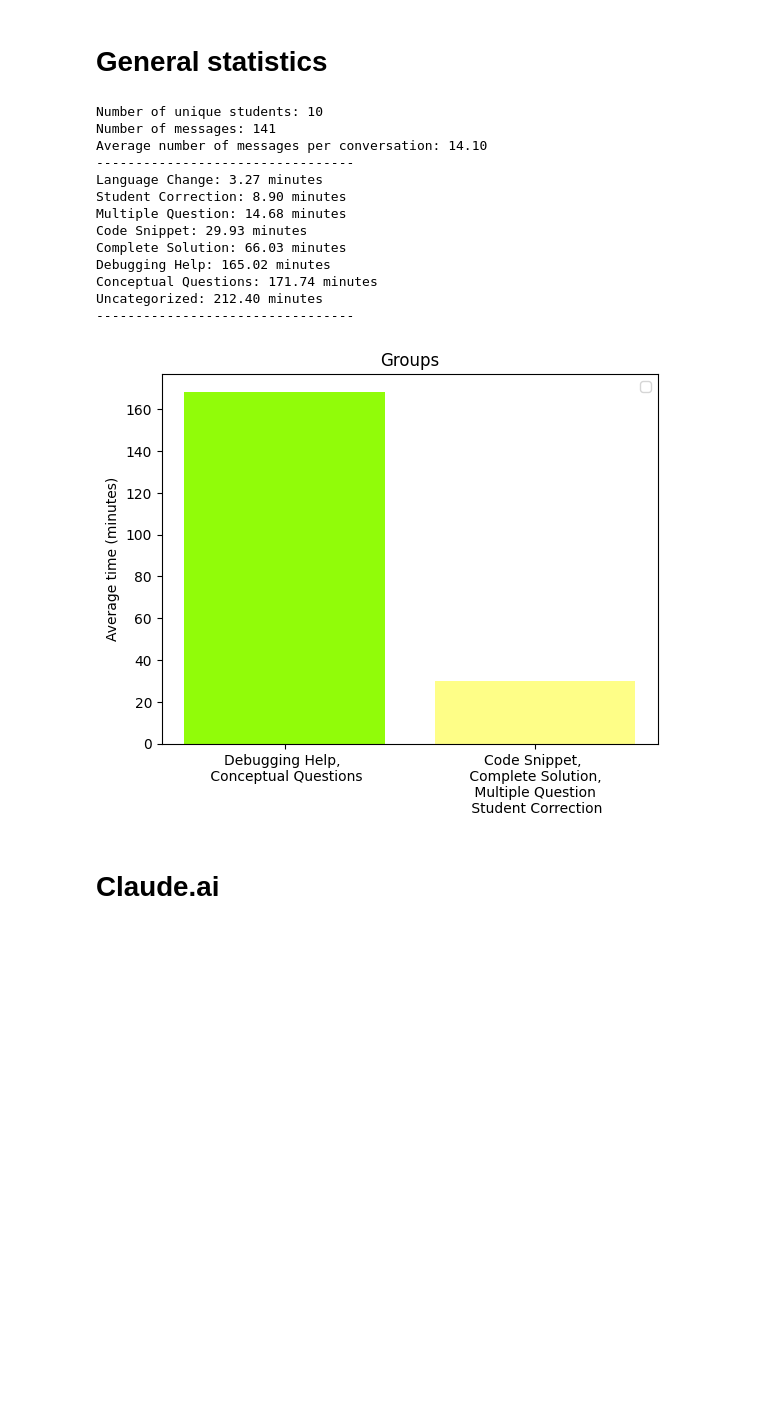
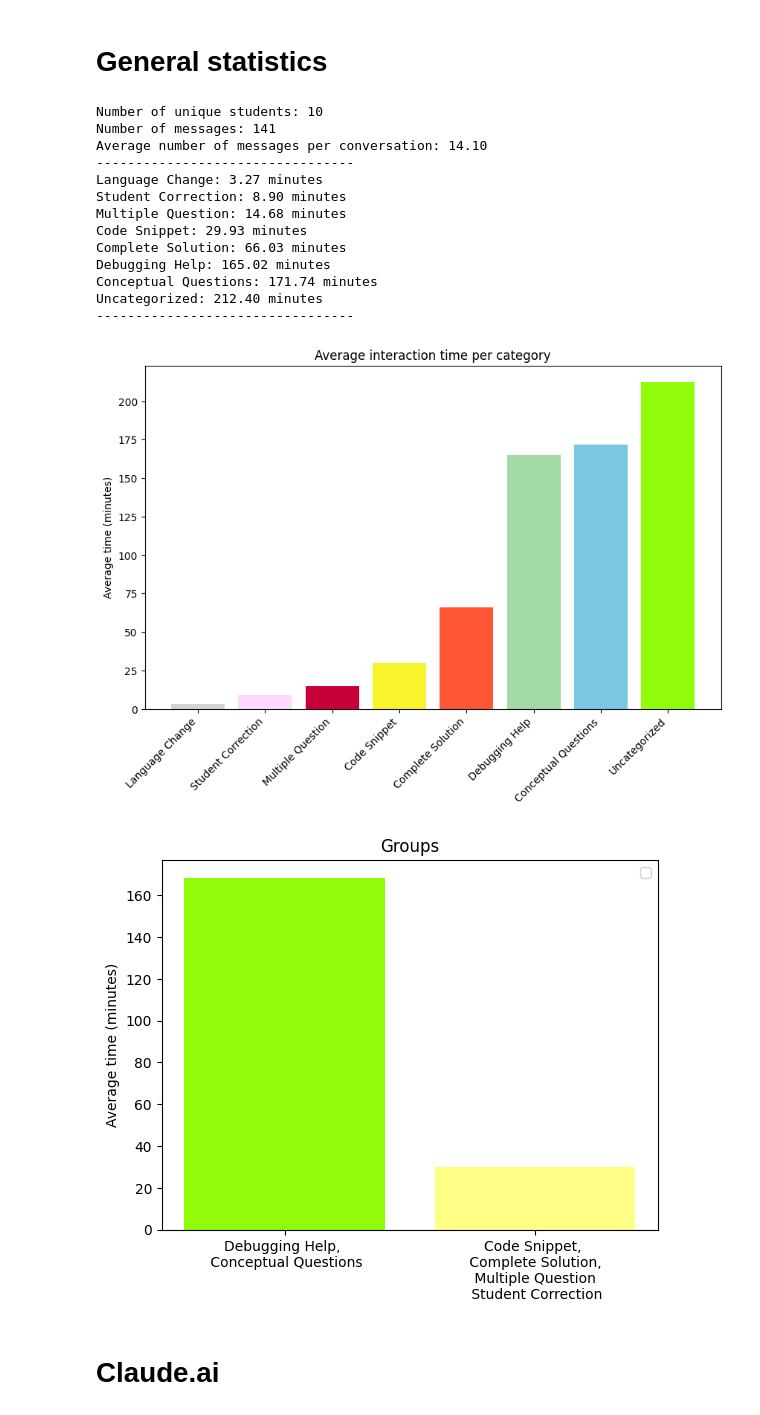
Before and after one commit to rodrigoprestesmachado/codespaces-blank, a Jupyter notebook: CSEDU2025/analysis/analysis.ipynb, the cells around one changed output. Cells and saved outputs as stored; diff of their text form; code cells hidden in the pictures; blank space fills up the shorter version.

```diff
--- a/CSEDU2025/analysis/analysis.ipynb
+++ b/CSEDU2025/analysis/analysis.ipynb
@@ -378,35 +378,57 @@ for item in dict_time_classification:
 		print(f"{item['Classification']}: {item['Average Time']:.2f} minutes")
 print("---------------------------------")
 
+
+classification_colors = {
+    'Debugging Help': '#A3D9A5',
+    'Conceptual Questions': '#79C7E3',
+    'Student Correction': '#FED9FD',
+    'Code Snippet': '#F7F42D',
+    'Complete Solution': '#FF5733',
+    'Multiple Question': '#C70039',
+    'Language Change': '#D3D3D3',
+    'Uncategorized': '#91FC09',
+}
+
+# Create a plot for dict_time_classification.
+fig, ax = plt.subplots(figsize=(10, 6))
+ax.bar([item['Classification'] for item in dict_time_classification], [item['Average Time'] for item in dict_time_classification], color=[classification_colors[item['Classification']] for item in dict_time_classification])
+ax.set_ylabel('Average time (minutes)')
+ax.set_title('Average interaction time per category')
+plt.xticks(rotation=45, ha='right', fontsize=10)  # Decrease font size and rotate x-axis labels
+plt.show()
+
+
 # Create groups
 think = (avg_conceptual_questions_time + avg_debugging_help_time ) / 2
 notthink = (avg_code_snippet_time + avg_complete_solution_time + avg_multiple_question_exercise_time + avg_student_correction_time) / 4
 neutal = (avg_language_change_time + avg_uncategorized_time) / 2
 
 # create a plot for the groups
 fig, ax = plt.subplots()
 plt.bar('Debugging Help, \n Conceptual Questions', think, color='#91FC09', label='')
 plt.bar('Code Snippet, \n Complete Solution, \n Multiple Question \n Student Correction', notthink, color='#FEFE87', label='')
 #plt.bar('Neutral', neutal, color='green', label='Neutral')
 plt.ylabel('Average time (minutes)')
 plt.title('Groups')
 plt.legend()
 plt.show()
 # %% [output]
 Number of unique students: 10
 Number of messages: 141
 Average number of messages per conversation: 14.10
 ---------------------------------
 Language Change: 3.27 minutes
 Student Correction: 8.90 minutes
 Multiple Question: 14.68 minutes
 Code Snippet: 29.93 minutes
 Complete Solution: 66.03 minutes
 Debugging Help: 165.02 minutes
 Conceptual Questions: 171.74 minutes
 Uncategorized: 212.40 minutes
 ---------------------------------
-[figure, old version]
+[figure, new version]
+[figure, added]
 # %% [markdown]
 # Claude.ai
 # %%
```
Also changed, not shown: 1 other file.
